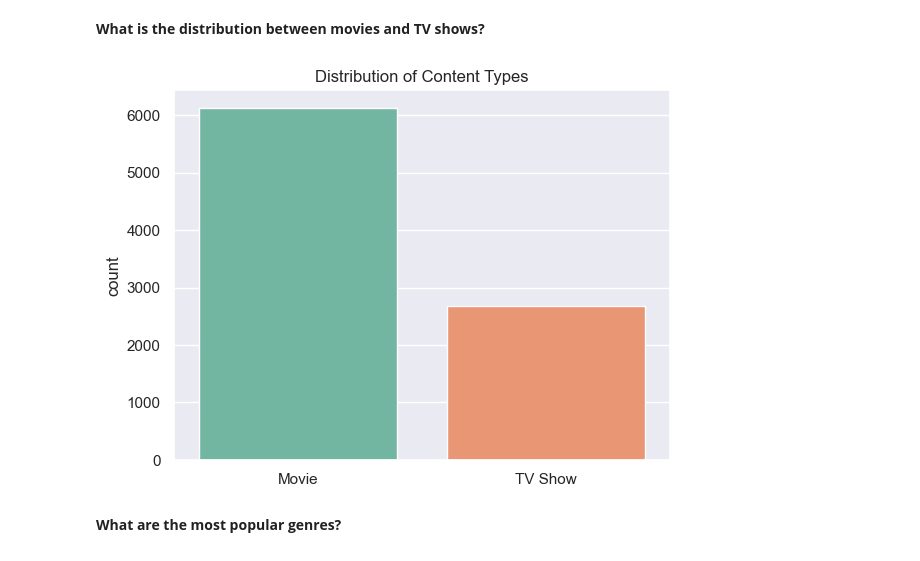
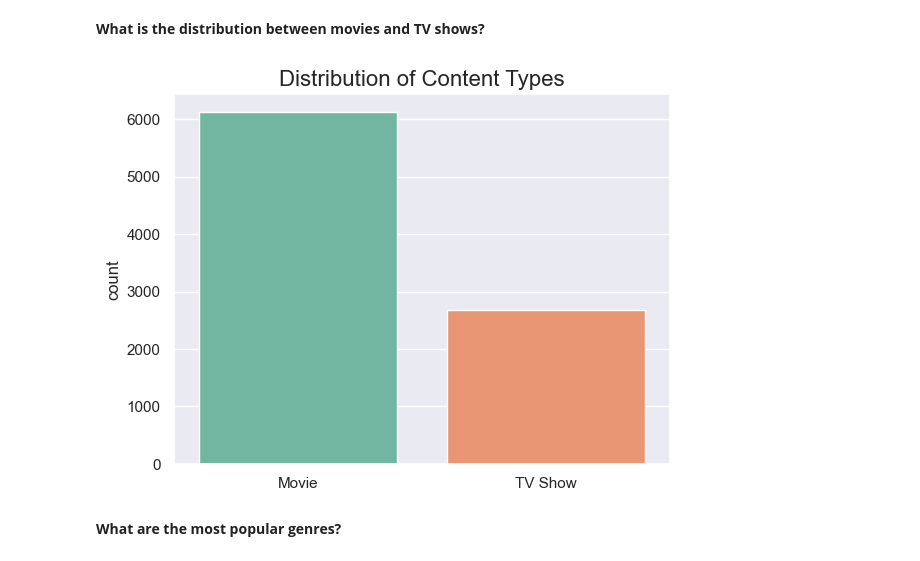
Before and after one commit to AnnaAfanasova/Analyst-Portfolio, a Jupyter notebook: portfolio/python/exploratory_data_analysis/netflix_content_eda/Part2_analysis_visual.ipynb, the cells around one changed output. Cells and saved outputs as stored; diff of their text form; code cells hidden in the pictures.

```diff
--- a/portfolio/python/exploratory_data_analysis/netflix_content_eda/Part2_analysis_visual.ipynb
+++ b/portfolio/python/exploratory_data_analysis/netflix_content_eda/Part2_analysis_visual.ipynb
@@ -23,16 +23,16 @@ df = pd.read_csv('netflix_clean_data.csv')
 # %%
 # Visualization of the distribution of content types
 sns.set_theme(style='darkgrid')
 sns.countplot(data=df,
               x='type',
               palette='Set2',
               hue='type',
               legend=False)
-plt.title('Distribution of Content Types')
+plt.title('Distribution of Content Types', fontsize=16)
 plt.xlabel('')
 plt.show()
 # %% [output]
-[figure, old version]
+[figure, new version]
 # %% [markdown]
 **What are the most popular genres?**
 # %%
```
Also changed, not shown: parts of 7 cells of this notebook.
